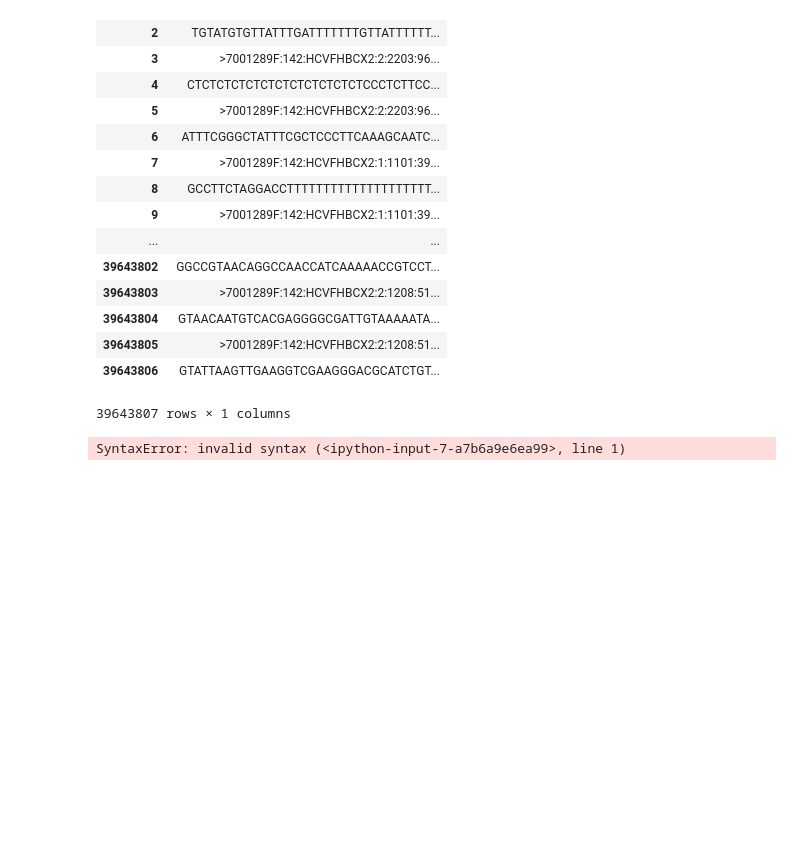
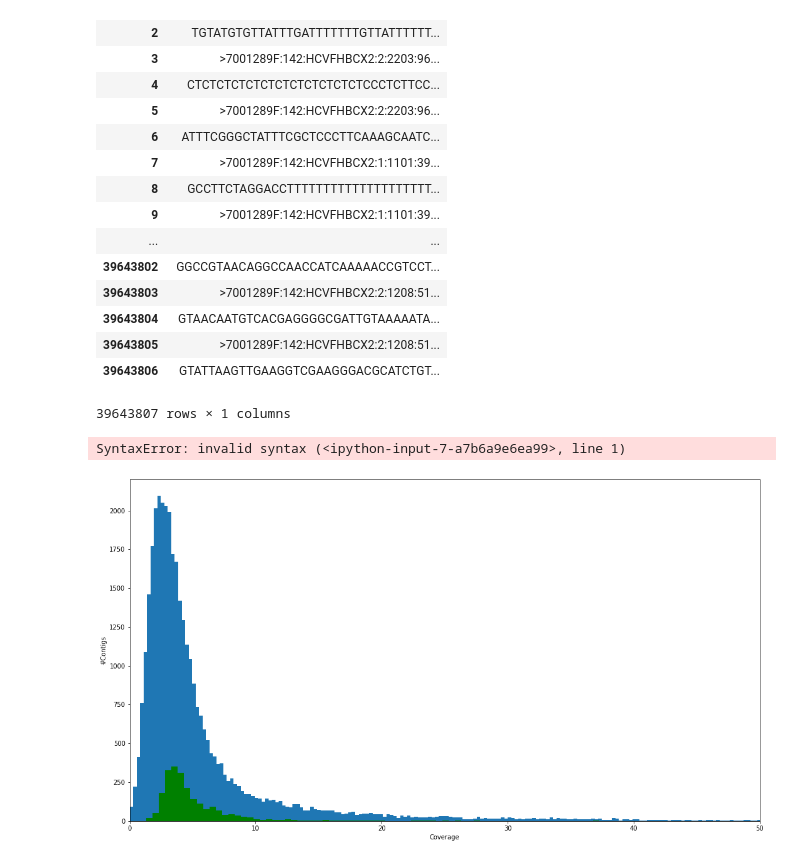
Before and after one commit to ash-bell/Python_notebooks, a Jupyter notebook: Anvi'o scripts.ipynb, the cells around one changed output. Cells and saved outputs as stored; diff of their text form; code cells hidden in the pictures; blank space fills up the shorter version.

```diff
--- a/Anvi'o scripts.ipynb
+++ b/Anvi'o scripts.ipynb
@@ -2166,0 +2183,13 @@ mv kmer_bins2.tsv kmer_bins.tsv
+# %%
+plt.figure(figsize=(18, 10), facecolor='w', edgecolor='k')
+df = pd.read_csv("/home/minion/Desktop/test/sr_cov.tsv", sep = "\t")
+df2 = pd.read_csv("/home/minion/Desktop/test/lr_cov.tsv", sep = "\t")
+plt.hist(df.Avg_fold, bins=1000)
+plt.hist(df2.Avg_fold, bins=1000, color="green")
+plt.xlabel("Coverage")
+plt.ylabel("#Contigs")
+plt.xlim(0, 50)
+plt.ylim(0, )
+plt.savefig("/home/minion/Desktop/test/hist.png", dpi=150)
+# %% [output]
+[figure, added]
```
Also changed, not shown: parts of 5 cells of this notebook.
